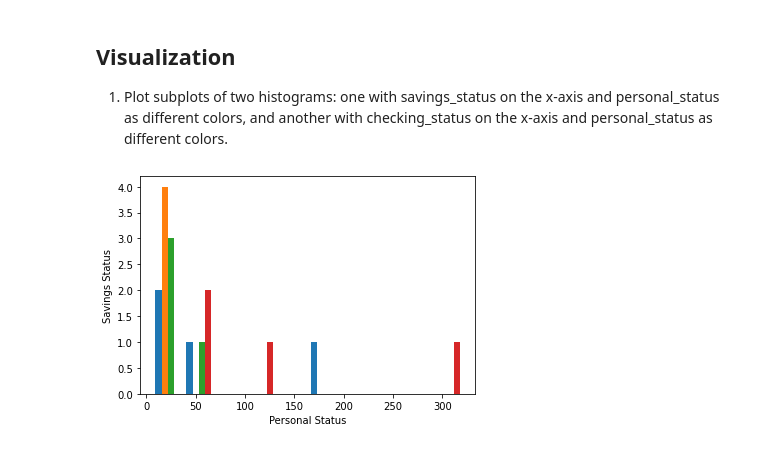
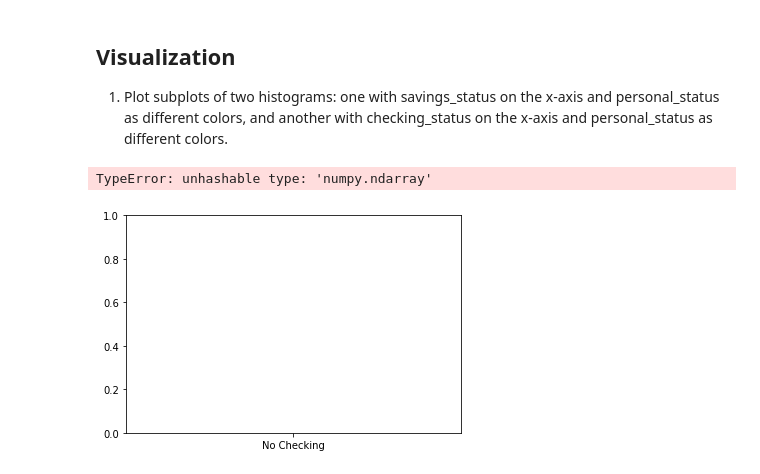
Before and after one commit to benwang2/obsidian-f22, a Jupyter notebook: Rutgers/2022 Fall/210/Assignments/Homework 3/src/german_credit.ipynb, the cells around one changed output. Cells and saved outputs as stored; diff of their text form; code cells hidden in the pictures.

```diff
--- a/Rutgers/2022 Fall/210/Assignments/Homework 3/src/german_credit.ipynb
+++ b/Rutgers/2022 Fall/210/Assignments/Homework 3/src/german_credit.ipynb
@@ -233,16 +233,17 @@ Most common savings status: Low
 # %%
 from matplotlib import pyplot as plt
 
 # fig, axs = plt.subplots(1,  2, constrained_layout=True)
 
 # ax = axs.flat[0]
 # ax.set_title("Savings Status vs Personal Status")
 # display()
-plt.hist(pd.crosstab(gcred['savings_status'], gcred['personal_status']))
-plt.xticks(gcred['personal_status'].unique())
-plt.xlabel("Personal Status")
-plt.ylabel("Savings Status")
+# savings_cross_personal = pd.crosstab(gcred['savings_status'], gcred['personal_status'])
+values = gcred.groupby(gcred['savings_status'])
+plt.bar(gcred['savings_status'].unique(), values)
+
 
 plt.show()
 # %% [output]
+TypeError: unhashable type: 'numpy.ndarray'
-[figure, old version]
+[figure, new version]
```
